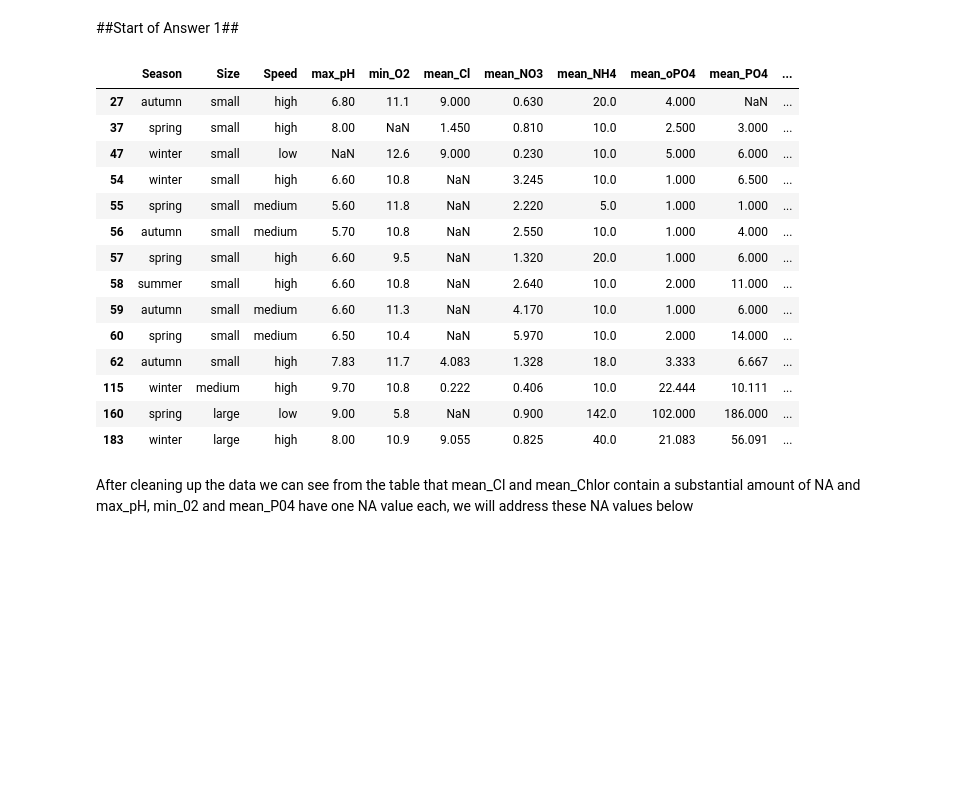
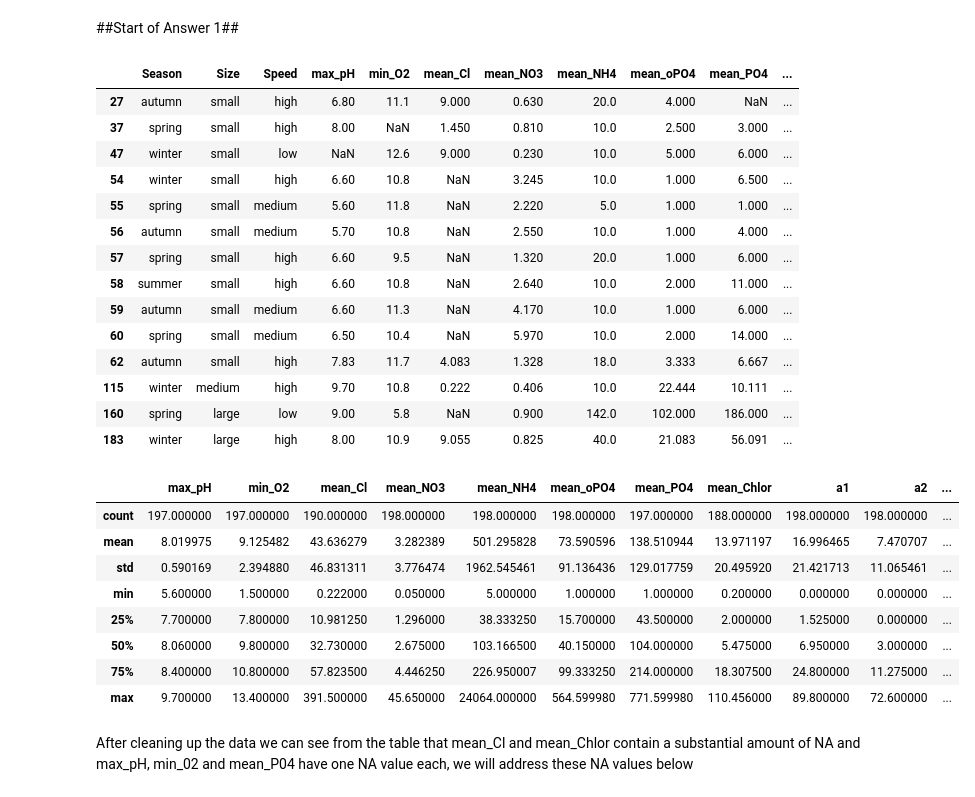
Before and after one commit to Patryk-Stefanski/ExploratoryDataAnalysis1, a Jupyter notebook: Algae_1.ipynb, the cells around one changed output. Drawn from its saved outputs; the diff is of its cells as text; code cells hidden in the pictures; blank space fills up the shorter version.

```diff
--- a/Algae_1.ipynb
+++ b/Algae_1.ipynb
@@ -21,34 +21,46 @@ df = pd.read_table('Analysis.txt' ,sep='\s+', names=names , na_values='XXXXXXX')
 df.Season = pd.Categorical(df.Season, categories=['spring', 'summer', 'autumn', 'winter'], ordered=True)
 df.Size = pd.Categorical(df.Size, categories=['small', 'medium', 'large'], ordered=True)
 df.Speed = pd.Categorical(df.Speed, categories=['low', 'medium', 'high'], ordered=True)
 
 ## Check how many NA a specific row contains
 df.isna().sum(axis=1).value_counts()
 
 ## remove any rows that contain more than 6 NA
 df = df.loc[df.isna().sum(axis=1)<6].copy()
 
 
 ## df.isna().sum(axis=1).value_counts()
 
 ## Check which rows contain rest of NA
-df.loc[df.isna().sum(axis=1) > 0]
+display(df.loc[df.isna().sum(axis=1) > 0])
+
+
+display(df.describe())
 # %% [output]
 |  | Season | Size | Speed | max_pH | min_O2 | mean_Cl | mean_NO3 | mean_NH4 | mean_oPO4 | mean_PO4 | ... |
 | 27 | autumn | small | high | 6.80 | 11.1 | 9.000 | 0.630 | 20.0 | 4.000 | NaN | ... |
 | 37 | spring | small | high | 8.00 | NaN | 1.450 | 0.810 | 10.0 | 2.500 | 3.000 | ... |
 | 47 | winter | small | low | NaN | 12.6 | 9.000 | 0.230 | 10.0 | 5.000 | 6.000 | ... |
 | 54 | winter | small | high | 6.60 | 10.8 | NaN | 3.245 | 10.0 | 1.000 | 6.500 | ... |
 | 55 | spring | small | medium | 5.60 | 11.8 | NaN | 2.220 | 5.0 | 1.000 | 1.000 | ... |
 | 56 | autumn | small | medium | 5.70 | 10.8 | NaN | 2.550 | 10.0 | 1.000 | 4.000 | ... |
 | 57 | spring | small | high | 6.60 | 9.5 | NaN | 1.320 | 20.0 | 1.000 | 6.000 | ... |
 | 58 | summer | small | high | 6.60 | 10.8 | NaN | 2.640 | 10.0 | 2.000 | 11.000 | ... |
 | 59 | autumn | small | medium | 6.60 | 11.3 | NaN | 4.170 | 10.0 | 1.000 | 6.000 | ... |
 | 60 | spring | small | medium | 6.50 | 10.4 | NaN | 5.970 | 10.0 | 2.000 | 14.000 | ... |
 | 62 | autumn | small | high | 7.83 | 11.7 | 4.083 | 1.328 | 18.0 | 3.333 | 6.667 | ... |
 | 115 | winter | medium | high | 9.70 | 10.8 | 0.222 | 0.406 | 10.0 | 22.444 | 10.111 | ... |
 | 160 | spring | large | low | 9.00 | 5.8 | NaN | 0.900 | 142.0 | 102.000 | 186.000 | ... |
 | 183 | winter | large | high | 8.00 | 10.9 | 9.055 | 0.825 | 40.0 | 21.083 | 56.091 | ... |
+|  | max_pH | min_O2 | mean_Cl | mean_NO3 | mean_NH4 | mean_oPO4 | mean_PO4 | mean_Chlor | a1 | a2 | ... |
+| count | 197.000000 | 197.000000 | 190.000000 | 198.000000 | 198.000000 | 198.000000 | 197.000000 | 188.000000 | 198.000000 | 198.000000 | ... |
+| mean | 8.019975 | 9.125482 | 43.636279 | 3.282389 | 501.295828 | 73.590596 | 138.510944 | 13.971197 | 16.996465 | 7.470707 | ... |
+| std | 0.590169 | 2.394880 | 46.831311 | 3.776474 | 1962.545461 | 91.136436 | 129.017759 | 20.495920 | 21.421713 | 11.065461 | ... |
+| min | 5.600000 | 1.500000 | 0.222000 | 0.050000 | 5.000000 | 1.000000 | 1.000000 | 0.200000 | 0.000000 | 0.000000 | ... |
+| 25% | 7.700000 | 7.800000 | 10.981250 | 1.296000 | 38.333250 | 15.700000 | 43.500000 | 2.000000 | 1.525000 | 0.000000 | ... |
+| 50% | 8.060000 | 9.800000 | 32.730000 | 2.675000 | 103.166500 | 40.150000 | 104.000000 | 5.475000 | 6.950000 | 3.000000 | ... |
+| 75% | 8.400000 | 10.800000 | 57.823500 | 4.446250 | 226.950007 | 99.333250 | 214.000000 | 18.307500 | 24.800000 | 11.275000 | ... |
+| max | 9.700000 | 13.400000 | 391.500000 | 45.650000 | 24064.000000 | 564.599980 | 771.599980 | 110.456000 | 89.800000 | 72.600000 | ... |
 # %% [markdown]
  After cleaning up the data we can see from the table that mean_Cl and mean_Chlor contain a substantial amount of NA and max_pH, min_02 and mean_P04 have one NA value each, we will address these NA values below
 # %% [markdown]
```
Also changed, not shown: parts of 6 cells of this notebook, 1 other file.
